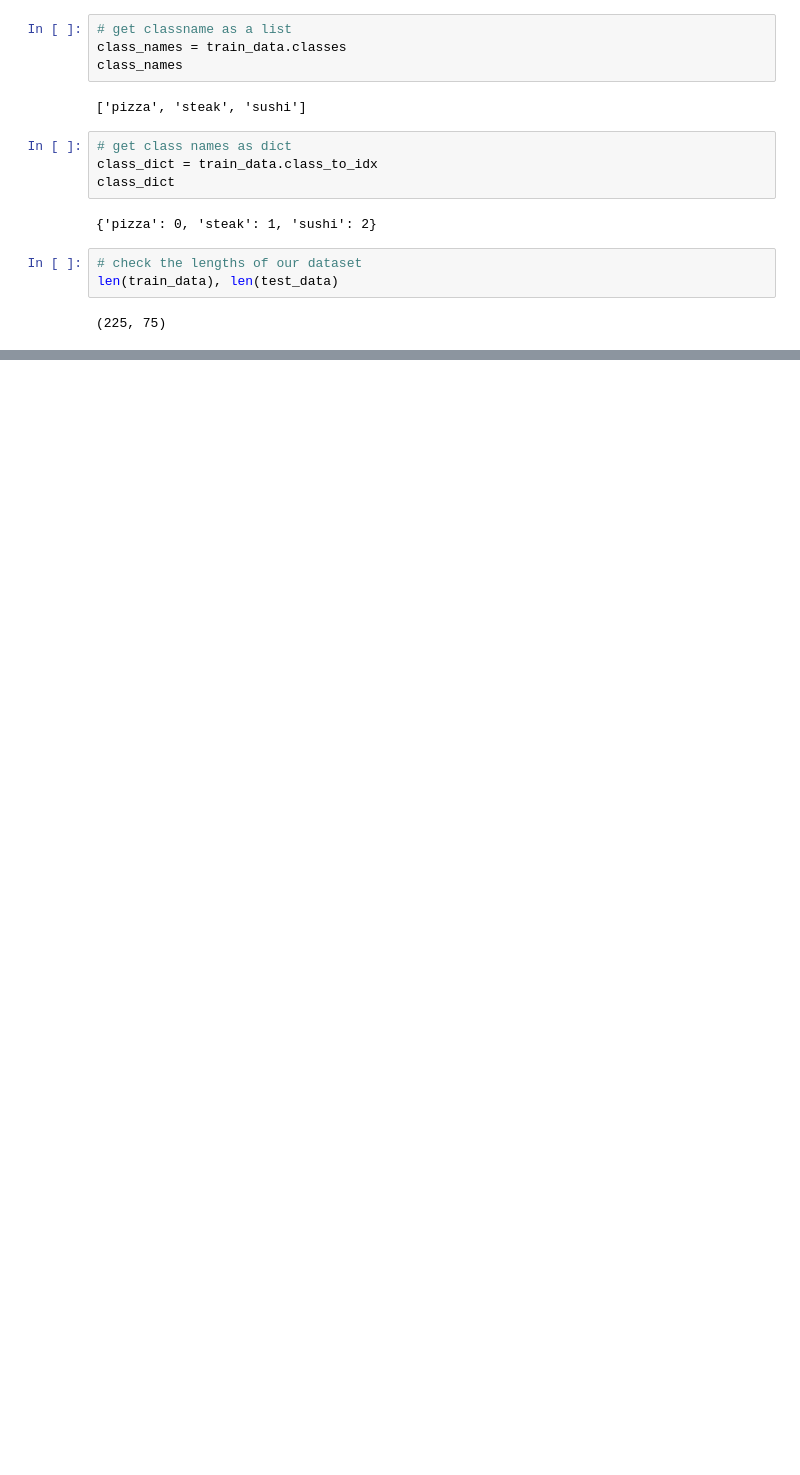
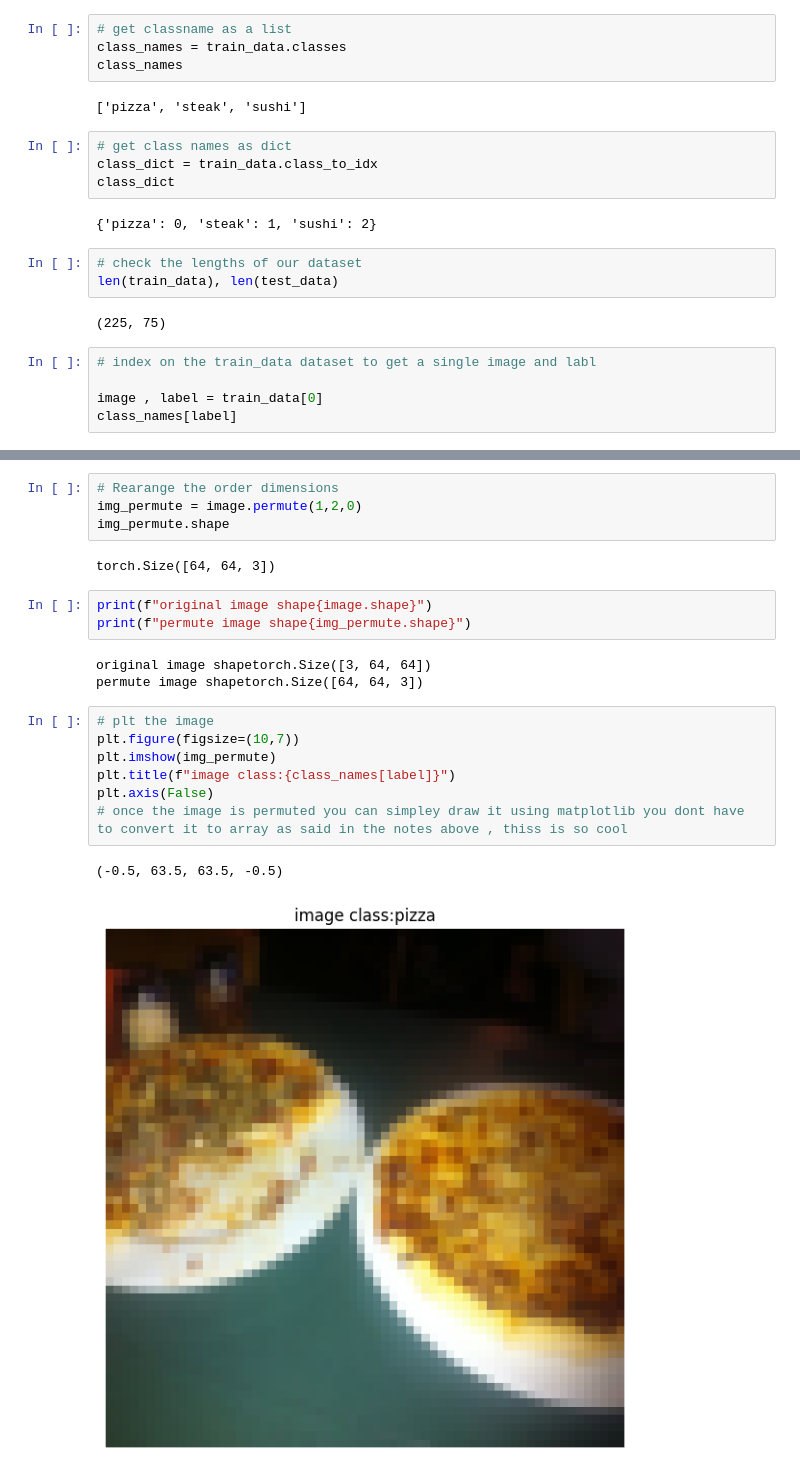
Before and after one commit to lewisnjue/AI, a Jupyter notebook: pytorch_datasets_.ipynb, the cells around one changed output, grey strips where cells are left out. Saved outputs shown, nothing was run; the diff lists cells and outputs as text; blank space fills up the shorter version.

```diff
--- a/pytorch_datasets_.ipynb
+++ b/pytorch_datasets_.ipynb
@@ -431,3 +431,8 @@ class_dict
 len(train_data), len(test_data)
 # %% [output]
 (225, 75)
+# %%
+# index on the train_data dataset to get a single image and labl
+
+image , label = train_data[0]
+class_names[label]
@@ -433,0 +449,22 @@ len(train_data), len(test_data)
+# %%
+# Rearange the order dimensions
+img_permute = image.permute(1,2,0)
+img_permute.shape
+# %% [output]
+torch.Size([64, 64, 3])
+# %%
+print(f"original image shape{image.shape}")
+print(f"permute image shape{img_permute.shape}")
+# %% [output]
+original image shapetorch.Size([3, 64, 64])
+permute image shapetorch.Size([64, 64, 3])
+# %%
+# plt the image
+plt.figure(figsize=(10,7))
+plt.imshow(img_permute)
+plt.title(f"image class:{class_names[label]}")
+plt.axis(False)
+# once the image is permuted you can simpley draw it using matplotlib you dont have to convert it to array as said in the notes above , thiss is so cool
+# %% [output]
+(-0.5, 63.5, 63.5, -0.5)
+[figure, added]
```
Also changed, not shown: parts of 11 cells of this notebook.
